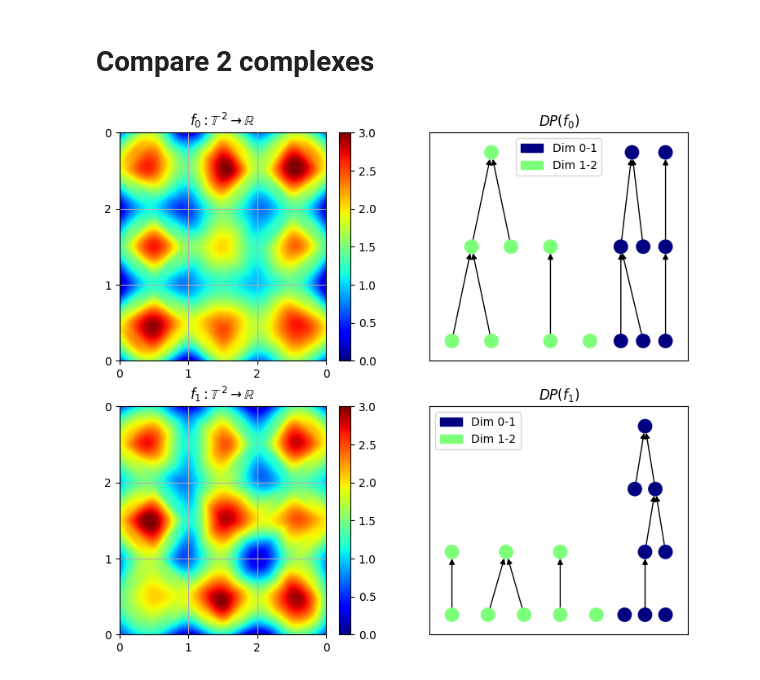
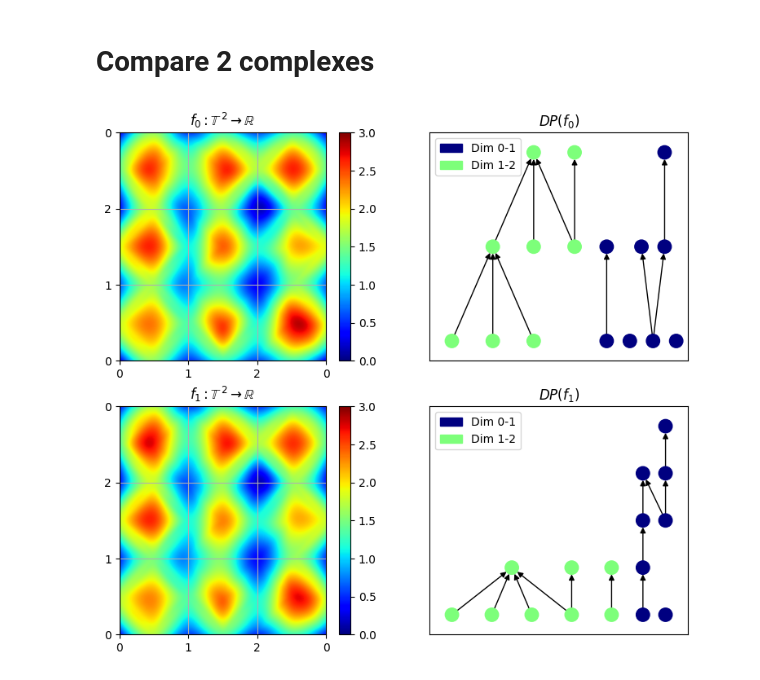
Before and after one commit to zimfv/depth-poset, a Jupyter notebook: notebooks/Squares on Torus.ipynb, the cells around one changed output. Saved outputs shown, nothing was run; the diff lists cells and outputs as text; code cells hidden in the pictures.

```diff
--- a/notebooks/Squares on Torus.ipynb
+++ b/notebooks/Squares on Torus.ipynb
@@ -84,35 +84,45 @@ shape = 3, 3
 
 ctc0 = CubicalTorusComplex(shape)
 ctc0.assign_random_barycentric_filtration()
-dp0 = ctc0.get_depth_poset()
 
 ctc1 = CubicalTorusComplex(shape)
 ctc1.assign_random_barycentric_filtration()
+
+fvals0 = ctc0.filtration_values
+fvals1 = ctc1.filtration_values
+
+t = 0.4
+fvals0_new = [m0*(1 - t) + m1*t for m0, m1 in zip(fvals0, fvals1)]
+fvals1_new = [m0*t + m1*(1 - t) for m0, m1 in zip(fvals0, fvals1)]
+ctc0.assign_filtration(fvals0_new)
+ctc1.assign_filtration(fvals1_new)
+
+dp0 = ctc0.get_depth_poset()
 dp1 = ctc1.get_depth_poset()
 
 fig, axs = plt.subplots(2, 2, figsize=(9, 8))
 
 cmap_filtration = plt.get_cmap('jet')
 cmap_dimensions = plt.get_cmap('jet')
 for i, (ctc, dp) in enumerate([(ctc0, dp0), (ctc1, dp1)]):
     axs[i, 0].set_title(f'$f_{i}:\\mathbb{{T}}\\;^{{{len(shape)}}} \\to \\mathbb{{R}}$')
     sm = ctc.draw_gradiental(ax=axs[i, 0], cmap=cmap_filtration, vmin=0, vmax=len(shape) + 1)
     plt.colorbar(sm, ax=axs[i, 0])
 
     axs[i, 0].set_xticks(np.arange(shape[0] + 1), labels=np.arange(shape[0] + 1)%shape[0])
     axs[i, 0].set_yticks(np.arange(shape[1] + 1), labels=np.arange(shape[1] + 1)%shape[1])
     axs[i, 0].grid(True)
 
 
     axs[i, 1].set_title(f'$DP(f_{i})$')
     g = dp.get_transitive_reduction()
     pos = {node: (x, -y) for node, (x, y) in nx.nx_agraph.graphviz_layout(g, prog="dot", args='-Grankdir=DU').items()}
     nx.draw_networkx(g, pos=pos, node_color=[cmap_dimensions(node.dim/ctc.dim) for node in dp.nodes], node_size=140,
                     with_labels=False, ax=axs[i, 1])
     handles = [mpatches.Patch(color=cmap_dimensions(dim/ctc.dim), label=f"Dim {dim}-{dim + 1}") for dim in range(ctc.dim)]
     axs[i, 1].legend(handles=handles, title=None, loc="best")
 # %% [output]
-[figure, old version]
+[figure, new version]
 # %%
 sim_scores = [f for _, f in inspect.getmembers(depth_poset_similarity_scores, inspect.isfunction) if inspect.getmodule(f) == depth_poset_similarity_scores]
 
```
Also changed, not shown: parts of 3 cells of this notebook, 1 other file.
